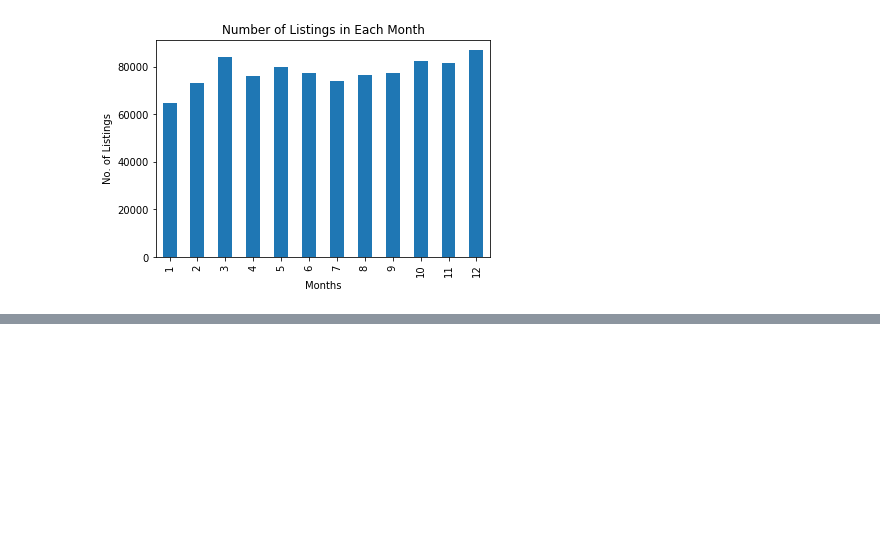
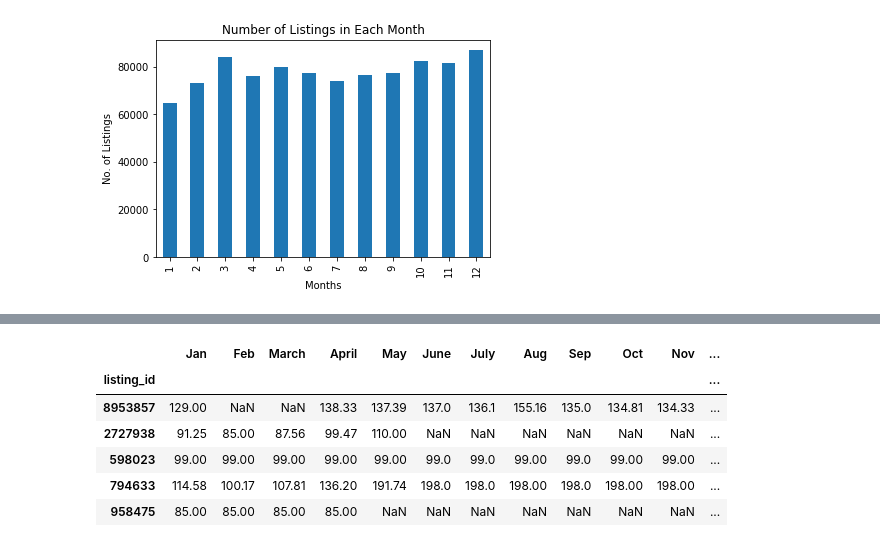
Before and after one commit to ooisiang/airbnb-seattle, a Jupyter notebook: Airbnb-Seattle.ipynb, the cells around one changed output, grey strips where cells are left out. Cells and saved outputs as stored; diff of their text form; code cells hidden in the pictures; blank space fills up the shorter version.

```diff
--- a/Airbnb-Seattle.ipynb
+++ b/Airbnb-Seattle.ipynb
@@ -159,0 +241,11 @@ ax.set_title('Number of Listings in Each Month');
+# %%
+df_month_avg_price, months_list = cal_months_avg_price(df_available_listing)
+df_month_avg_price.head()
+# %% [output]
+|  | Jan | Feb | March | April | May | June | July | Aug | Sep | Oct | Nov | ... |
+| listing_id |  |  |  |  |  |  |  |  |  |  |  | ... |
+| 8953857 | 129.00 | NaN | NaN | 138.33 | 137.39 | 137.0 | 136.1 | 155.16 | 135.0 | 134.81 | 134.33 | ... |
+| 2727938 | 91.25 | 85.00 | 87.56 | 99.47 | 110.00 | NaN | NaN | NaN | NaN | NaN | NaN | ... |
+| 598023 | 99.00 | 99.00 | 99.00 | 99.00 | 99.00 | 99.0 | 99.0 | 99.00 | 99.0 | 99.00 | 99.00 | ... |
+| 794633 | 114.58 | 100.17 | 107.81 | 136.20 | 191.74 | 198.0 | 198.0 | 198.00 | 198.0 | 198.00 | 198.00 | ... |
+| 958475 | 85.00 | 85.00 | 85.00 | 85.00 | NaN | NaN | NaN | NaN | NaN | NaN | NaN | ... |
```
Also changed, not shown: parts of 7 cells of this notebook.
